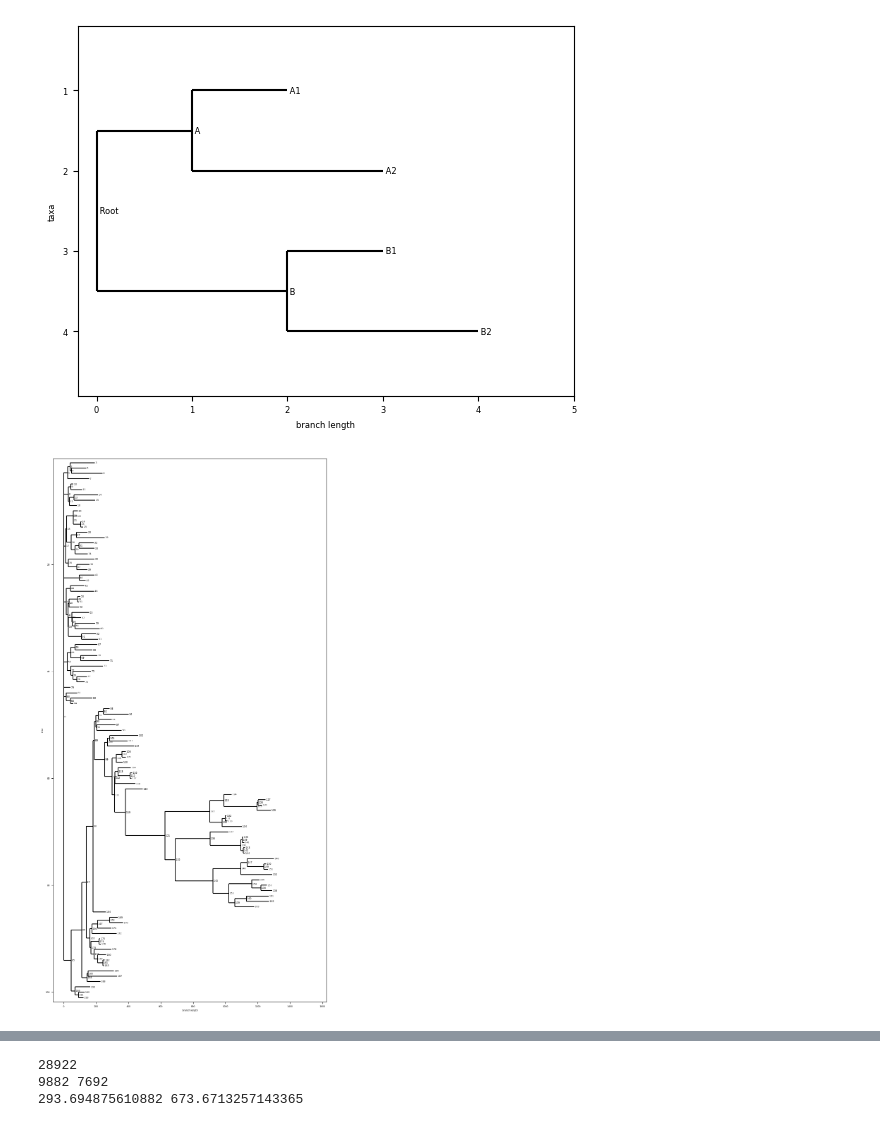
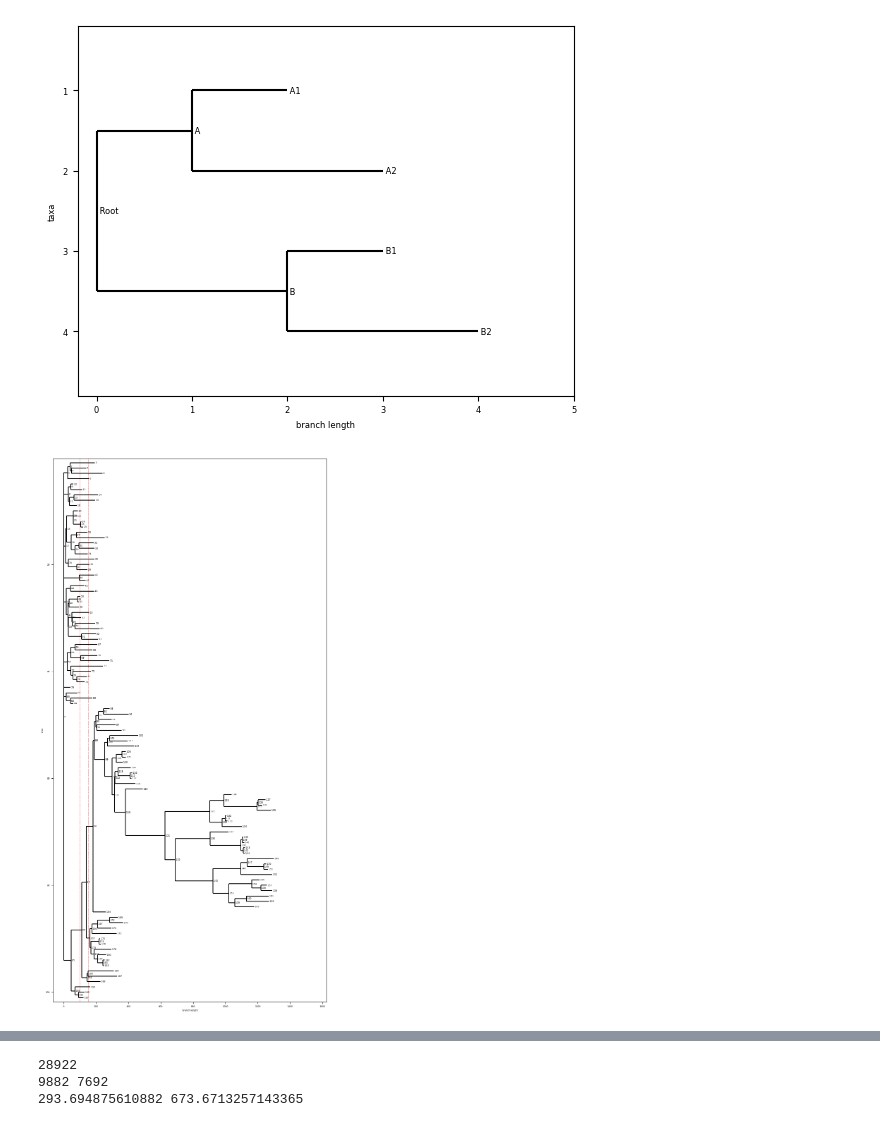
Before and after one commit to jingchengsimon/NeuronWithNetworkx, a Jupyter notebook: Polytree.ipynb, the cells around one changed output, grey strips where cells are left out. Drawn from its saved outputs; the diff is of its cells as text; code cells hidden in the pictures.

```diff
--- a/Polytree.ipynb
+++ b/Polytree.ipynb
@@ -117,11 +117,13 @@ Phylo.draw(tree)
 # %%
 tree = Phylo.read("L5_morphology.xml", "phyloxml")
 matplotlib.rc('font', size=4.5)
 # set the size of the figure
 fig = plt.figure(figsize=(10, 20), dpi=100)
 # alternatively
 # fig.set_size_inches(10, 20)
 axes = fig.add_subplot(1, 1, 1)
+axes.axvline(x=100, color="red", linestyle="--", linewidth=0.5)
+axes.axvline(x=150, color="red", linestyle="--", linewidth=0.5)
 Phylo.draw(tree, axes=axes)
 # %% [output]
-[figure, old version]
+[figure, new version]
```
Also changed, not shown: parts of 8 cells of this notebook, 1 other file.
